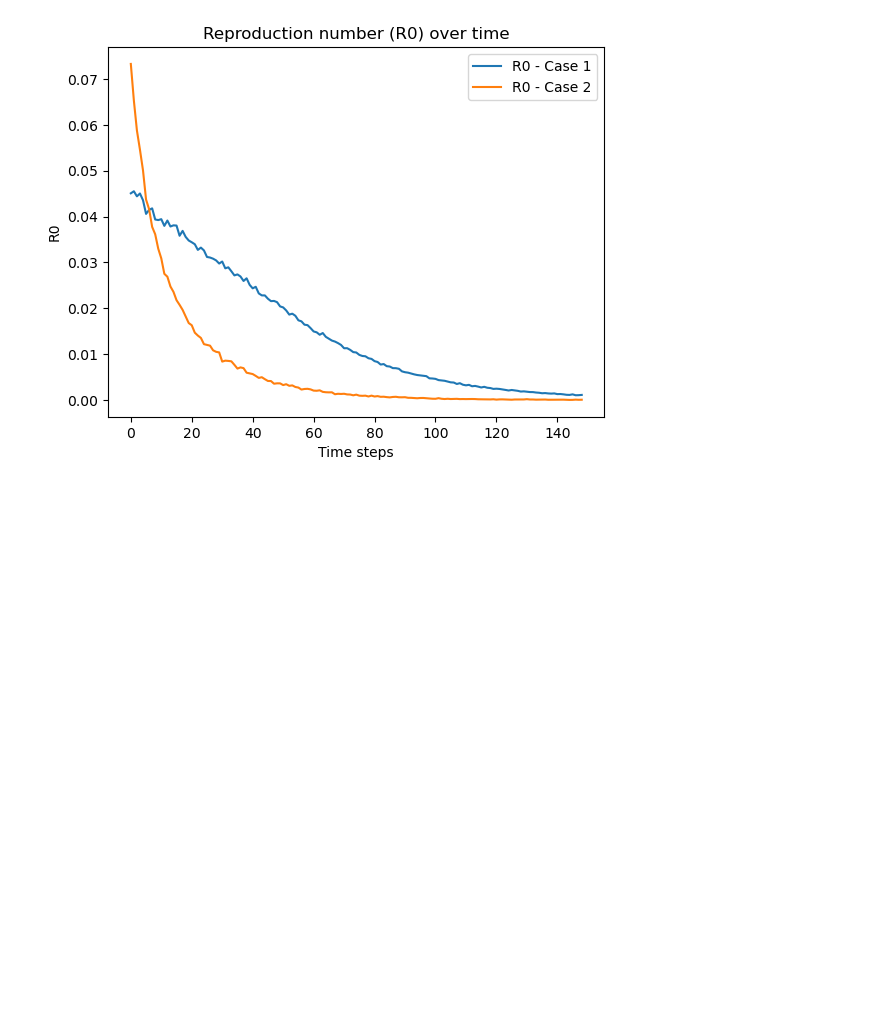
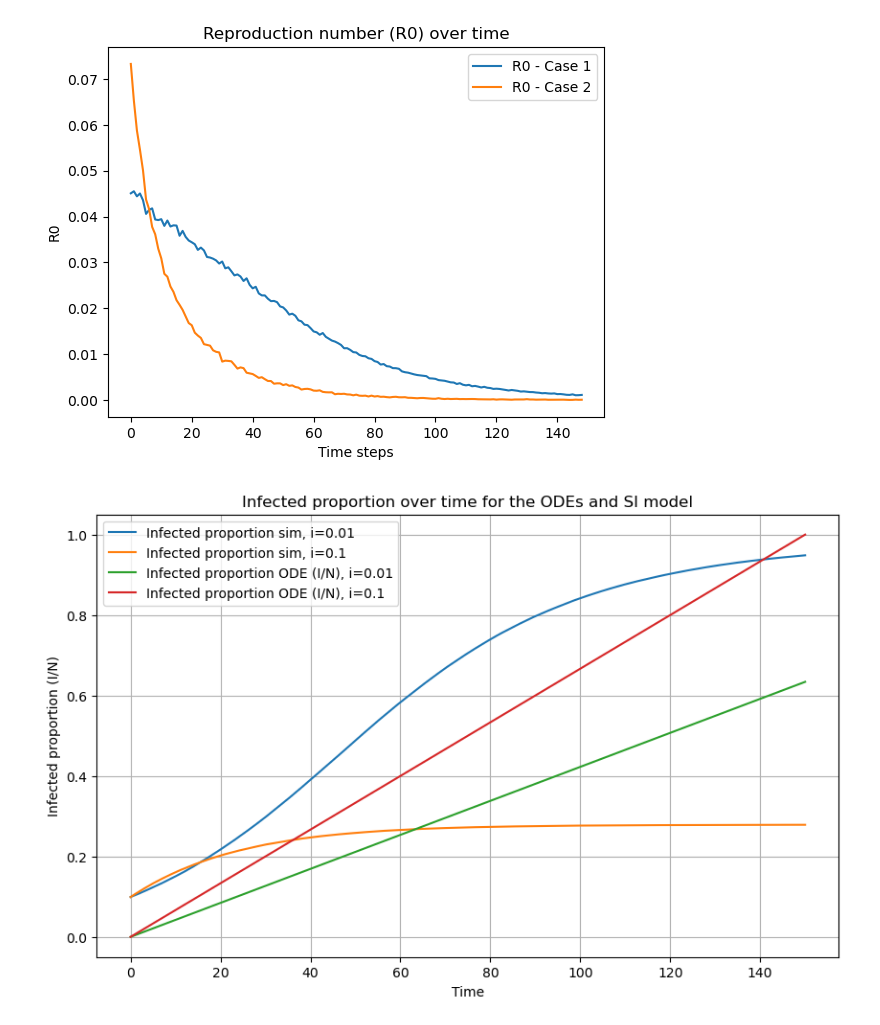
Before and after one commit to LeonardLehman/Modelling-and-simulation, a Jupyter notebook: Week 7/network_graphs.ipynb, the cells around one changed output. Saved outputs shown, nothing was run; the diff lists cells and outputs as text; code cells hidden in the pictures; blank space fills up the shorter version.

```diff
--- a/Week 7/network_graphs.ipynb
+++ b/Week 7/network_graphs.ipynb
@@ -94,6 +96,15 @@ plt.legend()
 plt.show()
 # %% [output]
 [figure]
+# %%
+def read_csv_to_np_array(file_path):
+    df = pd.read_csv(file_path, header=None)  # Read CSV file into a pandas DataFrame
+    # Convert DataFrame to NumPy array
+    np_array = df.values.astype(float)
+    return np_array
+# %%
+prevalence_case1 = read_csv_to_np_array('prevalence_case1.csv')
+prevalence_case2 = read_csv_to_np_array('prevalence_case2.csv')
 # %%
 R0_case1 = [(prevalence_case1[i+1] - prevalence_case1[i]) / prevalence_case1[i] for i in range(len(prevalence_case1) - 1)]
 
@@ -109,3 +120,49 @@ plt.title('Reproduction number (R0) over time')
 plt.show()
 # %% [output]
 [figure]
+# %%
+def approximate_SI_values(N, beta, k):
+    I = [0.001 * N]
+    S = [N - 0.001 * N]
+
+    dt = 1 / k  # Time step
+
+    # Perform Euler's method for k steps
+    for step in range(k):
+        dI_dt = (1 - (1 - beta) **I[-1]) * S[-1]
+        dS_dt = -((1 - (1 - beta) **I[-1])) * S[-1]
+
+        new_I = I[-1] + dI_dt * dt
+        new_S = S[-1] + dS_dt * dt
+
+        I.append(new_I)
+        S.append(new_S)
+
+    return S, I
+
+N = 10**5   # Total population size
+k = 149     # Total time steps
+
+beta_01 = 0.01
+S_values_01, I_values_01 = approximate_SI_values(N, beta_01, k)
+
+beta_1 = 0.1
+S_values_1, I_values_1 = approximate_SI_values(N, beta_1, k)
+
+plt.figure(figsize=(10, 6))
+time = np.linspace(0, 150, k+1)  #
+
+plt.plot(time, prevalence_case1, label='Infected proportion sim, i=0.01')
+plt.plot(time, prevalence_case2, label='Infected proportion sim, i=0.1')
+plt.plot(time, [i / N for i in I_values_01], label='Infected proportion ODE (I/N), i=0.01')
+plt.plot(time, [i / N for i in I_values_1], label='Infected proportion ODE (I/N), i=0.1')
+
+
+plt.xlabel('Time')
+plt.ylabel('Infected proportion (I/N)')
+plt.title('Infected proportion over time for the ODEs and SI model')
+plt.legend()
+plt.grid(True)
+plt.show()
+# %% [output]
+[figure, added]
```
Also changed, not shown: parts of 1 cell of this notebook.
